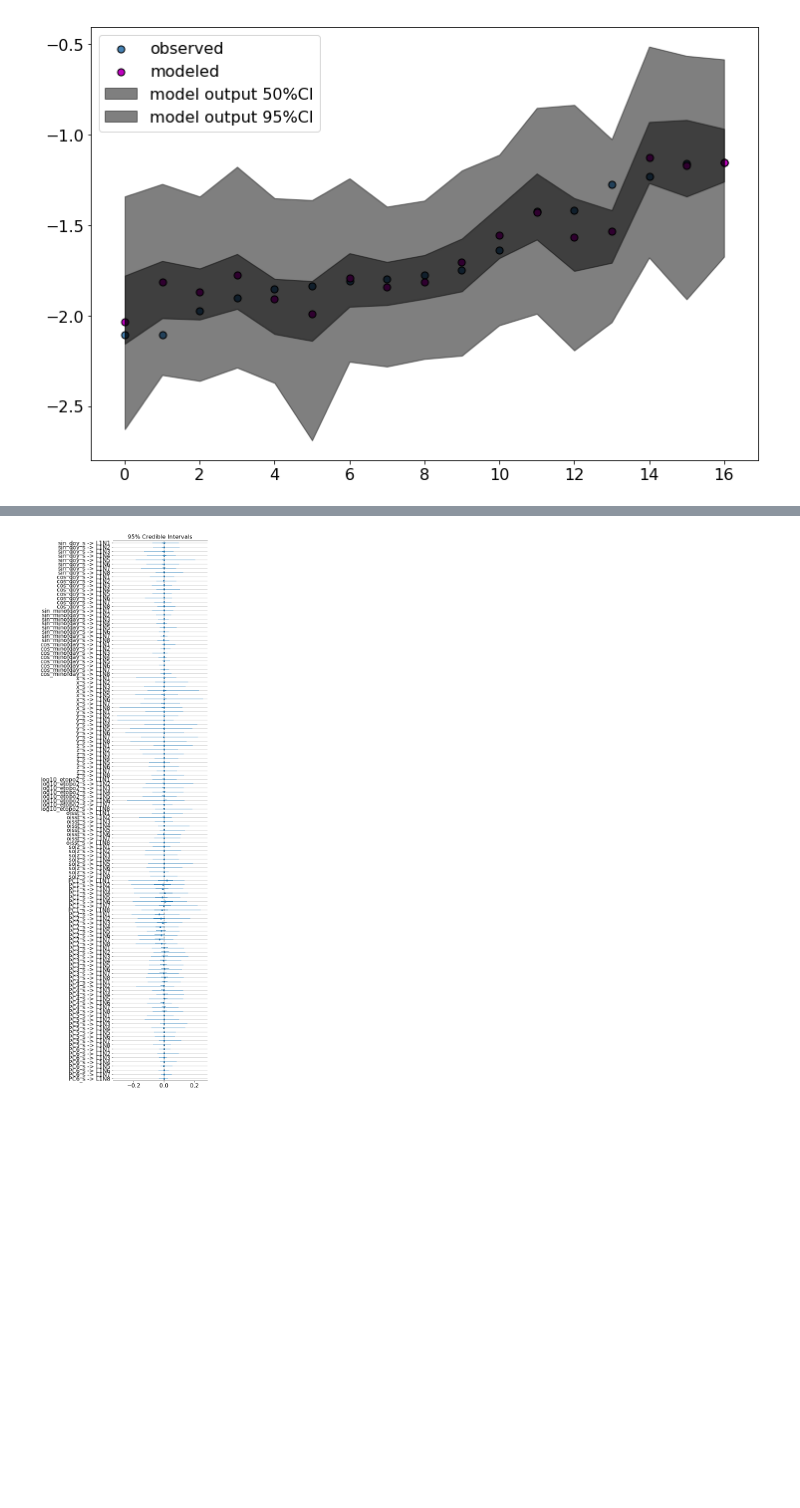
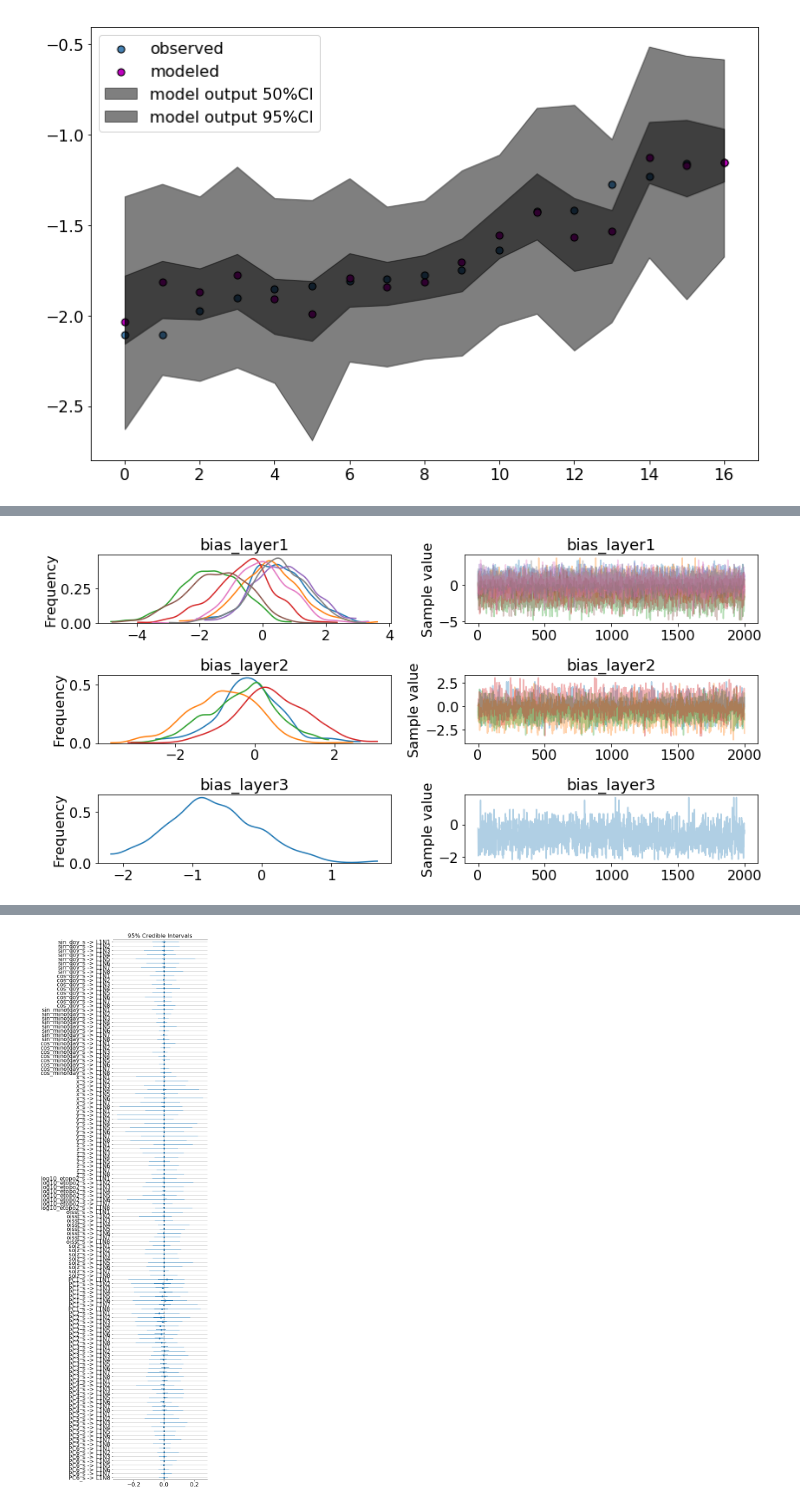
Before and after one commit to madHatter106/TOA_ML, a Jupyter notebook: TOA_ML_4_APHY412_BDNN_2_HL2_ARD_SVGD.ipynb, the cells around one changed output, grey strips where cells are left out. Saved outputs shown, nothing was run; the diff lists cells and outputs as text; code cells hidden in the pictures; blank space fills up the shorter version.

```diff
--- a/TOA_ML_4_APHY412_BDNN_2_HL2_ARD_SVGD.ipynb
+++ b/TOA_ML_4_APHY412_BDNN_2_HL2_ARD_SVGD.ipynb
@@ -310,0 +311,4 @@ bnn_l1_8HL.evaluate_fit(['wts_i_1', 'wts_1_out']);
+# %%
+bnn_l2_8_4HL.evaluate_fit(['bias_layer1','bias_layer2', 'bias_layer3']);
+# %% [output]
+[figure, added]
```
Also changed, not shown: parts of 9 cells of this notebook.
